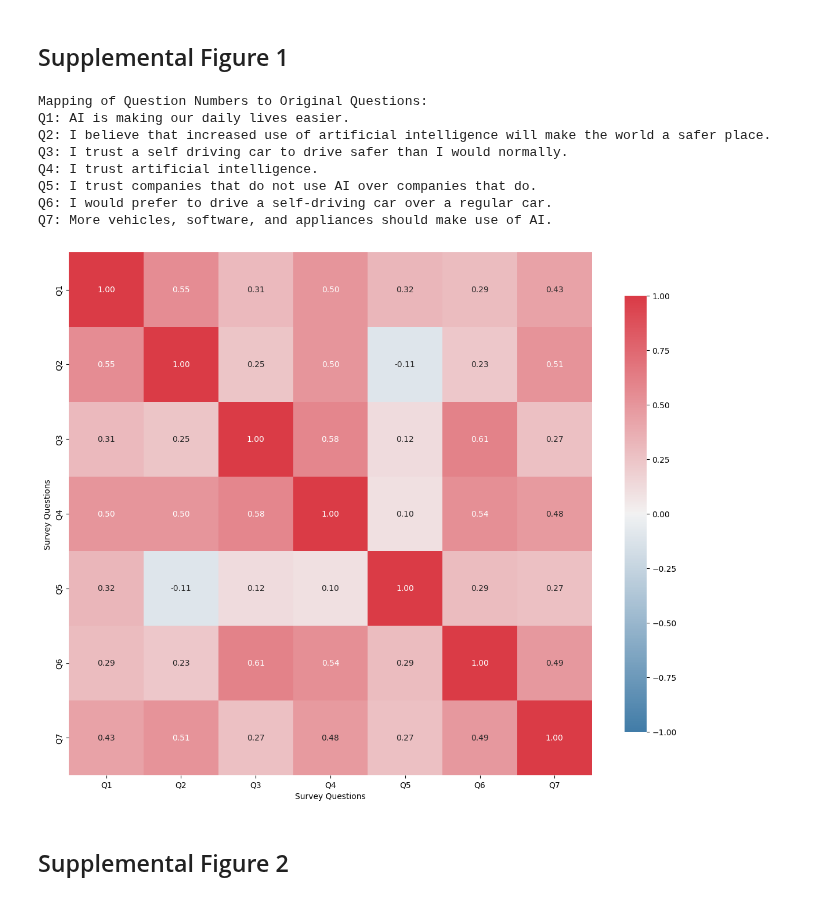
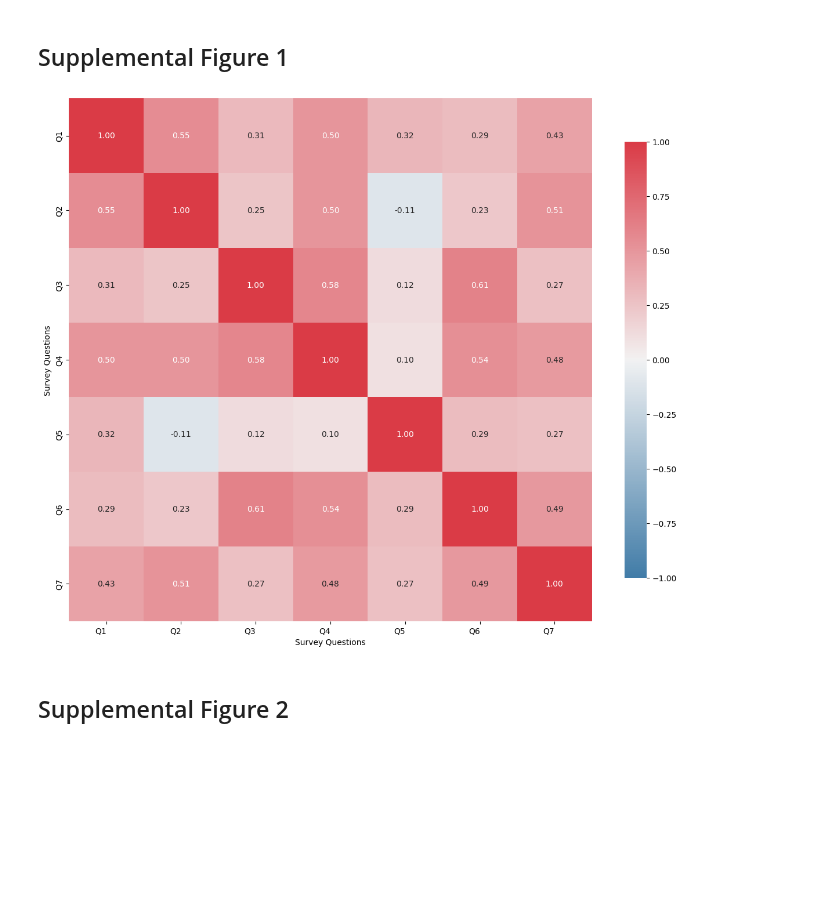
Before and after one commit to kriti-ach/SharedControlPaper, a Jupyter notebook: notebooks/08_generate_supplemental_figures.ipynb, the cells around one changed output. Cells and saved outputs as stored; diff of their text form; code cells hidden in the pictures; blank space fills up the shorter version.

```diff
--- a/notebooks/08_generate_supplemental_figures.ipynb
+++ b/notebooks/08_generate_supplemental_figures.ipynb
@@ -19,62 +31,10 @@ from sharedcontrolpaper.force_sensitive_stopping_task_utils import calculate_con
 parent_directory = os.path.dirname(os.getcwd())
 # %% [markdown]
 ## Supplemental Figure 1
-# %%
-# Step 1: Extract corrected values into a DataFrame
-combined_data = []
-
-for subject_id, details in survey_results.items():
-    df = details['data']
-    for idx, row in df.iterrows():
-        combined_data.append({'subject_id': subject_id, 'text': row['text'], 'corrected_value': row['corrected_value']})
-
-# Step 2: Create a pivot DataFrame
-pivot_df = pd.DataFrame(combined_data)
-pivot_df = pivot_df.pivot(index='subject_id', columns='text', values='corrected_value')
-
-# Step 3: Create a mapping from question number to original questions
-question_mapping = {f'Q{i + 1}': question for i, question in enumerate(pivot_df.columns)}
-
-print("Mapping of Question Numbers to Original Questions:")
-for q_num, original_question in question_mapping.items():
-    print(f"{q_num}: {original_question}")
-
-# Step 4: Rename the columns to Q1, Q2, ..., Q7
-new_columns = [f'Q{i + 1}' for i in range(len(pivot_df.columns))]
-pivot_df.columns = new_columns
-
-# Step 5: Calculate the correlation matrix
-correlation_matrix = pivot_df.corr()
-
-# Step 6: Create a heatmap of the correlation matrix
-cmap = sns.diverging_palette(240, 10, as_cmap=True)
-
-plt.figure(figsize=(12, 10))
-
-sns.heatmap(correlation_matrix, annot=True, fmt=".2f", cmap=cmap, center=0, square=True,
-            cbar_kws={"shrink": .8}, vmin=-1, vmax=1, annot_kws={"size": 10})
-
-plt.xlabel("Survey Questions")
-plt.ylabel("Survey Questions")
-
-tick_positions = np.arange(len(new_columns)) + 0.5
-plt.xticks(ticks=tick_positions, labels=new_columns)
-plt.yticks(ticks=tick_positions, labels=new_columns)
-
-plt.tight_layout()
-
-plt.savefig(f'{parent_directory}/figures/figureS1.png', dpi=300)
-plt.show()
-# %% [output]
-Mapping of Question Numbers to Original Questions:
-Q1: AI is making our daily lives easier.
-Q2: I believe that increased use of artificial intelligence will make the world a safer place.
-Q3: I trust a self driving car to drive safer than I would normally.
-Q4: I trust artificial intelligence.
-Q5: I trust companies that do not use AI over companies that do.
-Q6: I would prefer to drive a self-driving car over a regular car.
-Q7: More vehicles, software, and appliances should make use of AI.
-[figure, removed]
+# %%
+plot_figure_s1(survey_results, f'{parent_directory}/figures/figureS1.png')
+# %% [output]
+[figure, added]
 # %% [markdown]
 ## Supplemental Figure 2
 # %%
```
Also changed, not shown: parts of 10 cells of this notebook, 12 other files.
